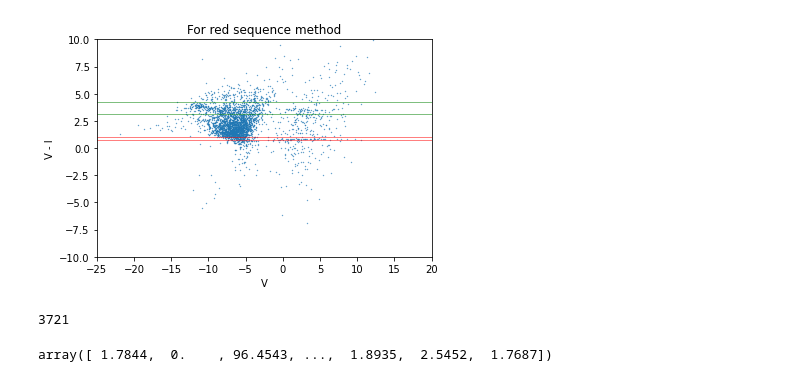
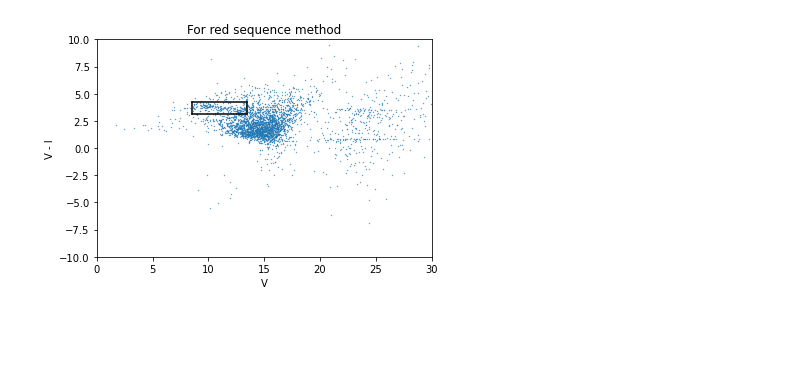
Before and after one commit to b0seong/Bullet_first-assignment_0106, a Jupyter notebook: red sequence ver.ipynb, the cells around one changed output. Saved outputs shown, nothing was run; the diff lists cells and outputs as text; code cells hidden in the pictures; blank space fills up the shorter version.

```diff
--- a/red sequence ver.ipynb
+++ b/red sequence ver.ipynb
@@ -1,40 +1,23 @@
 # %%
 import numpy as np
 import matplotlib.pyplot as plt
 from astropy.io import ascii
 
 cat435 = ascii.read("bullet_435.cat")
 cat814 = ascii.read("bullet_814.cat")
 
-mag_V = cat435['MAG_ISO']
-mag_I = cat814['MAG_ISO']
+mag_V = cat435['MAG_ISO'] + 21.1 #ST magnitude zero point = -21.1
+mag_I = cat814['MAG_ISO'] + 21.1
 V_I = mag_V - mag_I
 
 plt.scatter(mag_V, V_I, s=0.1)
 plt.xlabel('V')
 plt.ylabel('V - I')
-plt.xlim(-25,20)
+plt.xlim(-0,30)
 plt.ylim(-10,10)
 plt.title("For red sequence method")
-plt.axhline(y=1.0, linewidth='0.5', c='r')
-plt.axhline(y=0.7, linewidth='0.5', c='r')
-plt.axhline(y=3.1, linewidth='0.5', c='g')
-plt.axhline(y=4.2, linewidth='0.5', c='g')
+plt.plot([8.5,13.5],[3.1,3.1],   [8.5,13.5],[4.2,4.2],   [8.5,8.5],[3.1,4.2],   [13.5,13.5],[3.1,4.2]   ,c='black')
 plt.savefig("For red sequence method.png", dpi=200)
 plt.show()
-
-# 오.. 대박..... 저기 두 줄이 선명하게 보인다.. 왜 두 줄인가 했더니 생각해보니까
-# 은하단 두 개가 충돌하니까 그런 것 같다... 개신기..
 # %% [output]
-[figure, old version]
+[figure, new version]
-# %%
-bool_red = (0.7<V_I) & (V_I<1.0)
-bool_gre = (3.1<V_I) & (V_I<4.2)
-bool_background = np.invert(bool_red + bool_gre)
-ind_background = np.where(bool_background)
-print(len(ind_background[0]))
-
-V_I.data[ind_background]
-# %% [output]
-3721
-array([ 1.7844,  0.    , 96.4543, ...,  1.8935,  2.5452,  1.7687])
```
Also changed, not shown: parts of 7 cells of this notebook, 40 other files.
